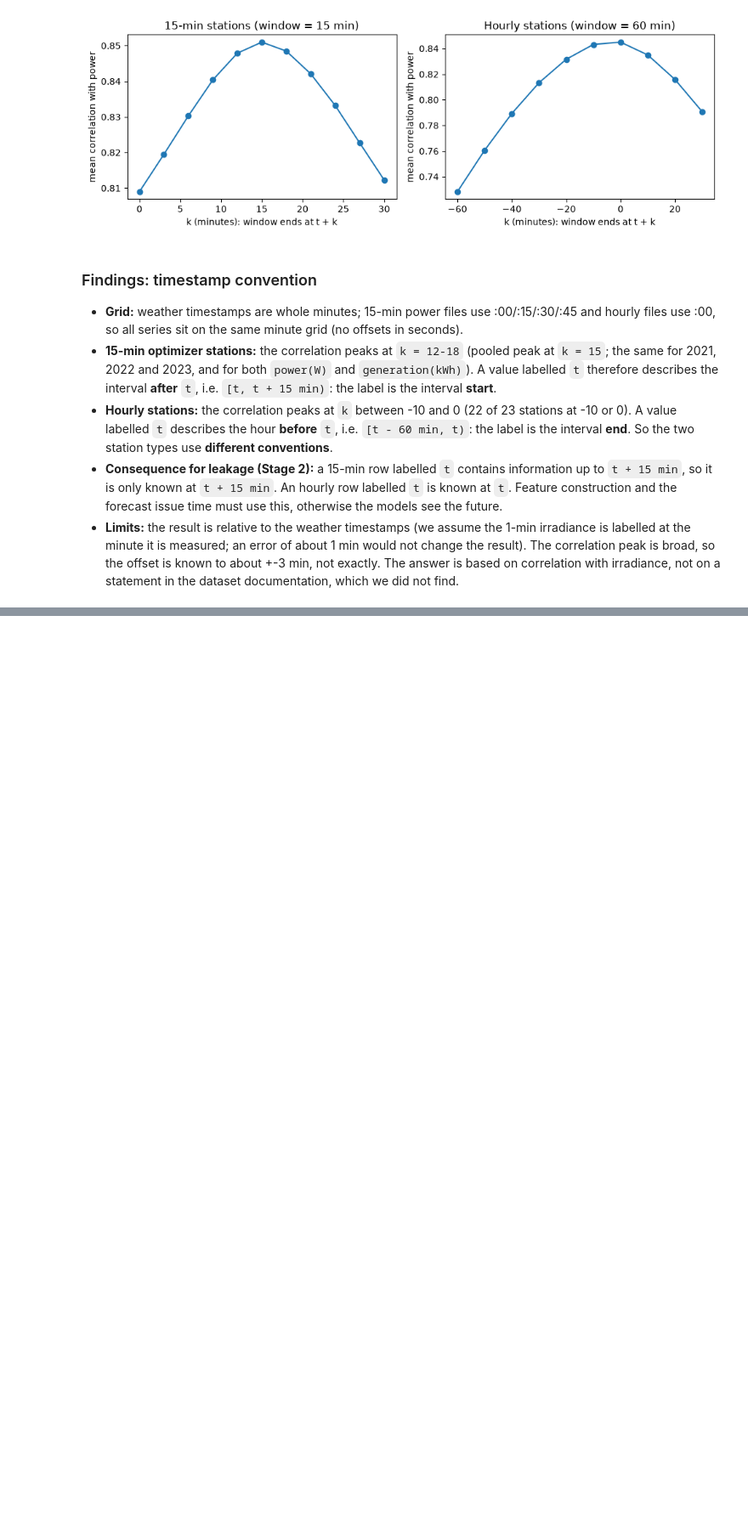
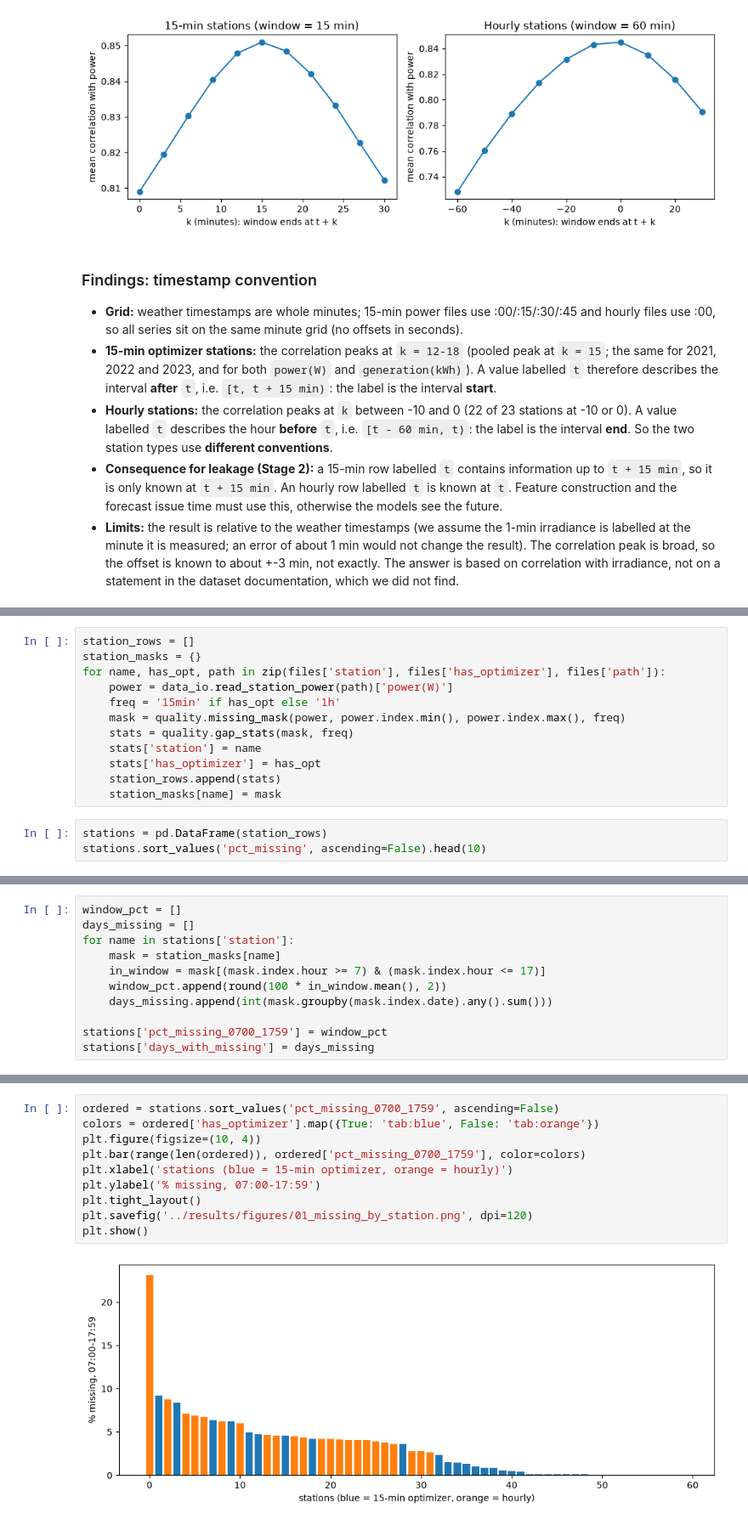
Before and after one commit to hanzla-mansuri/DA487-Capstone-Project-Phase-I, a Jupyter notebook: notebooks/01_eda.ipynb, the cells around one changed output, grey strips where cells are left out. Shown at 85% size. Cells and saved outputs as stored; diff of their text form; blank space fills up the shorter version.

Commit message:
feat: profile missing data and gaps per station and weather variable (Stage 1)
Co-Authored-By: Claude Sonnet 5.5 <noreply@anthropic.com>

```diff
--- a/notebooks/01_eda.ipynb
+++ b/notebooks/01_eda.ipynb
@@ -363,0 +374,15 @@ plt.show()
+# %%
+station_rows = []
+station_masks = {}
+for name, has_opt, path in zip(files['station'], files['has_optimizer'], files['path']):
+    power = data_io.read_station_power(path)['power(W)']
+    freq = '15min' if has_opt else '1h'
+    mask = quality.missing_mask(power, power.index.min(), power.index.max(), freq)
+    stats = quality.gap_stats(mask, freq)
+    stats['station'] = name
+    stats['has_optimizer'] = has_opt
+    station_rows.append(stats)
+    station_masks[name] = mask
+# %%
+stations = pd.DataFrame(station_rows)
+stations.sort_values('pct_missing', ascending=False).head(10)
@@ -363,0 +433,11 @@ plt.show()
+# %%
+window_pct = []
+days_missing = []
+for name in stations['station']:
+    mask = station_masks[name]
+    in_window = mask[(mask.index.hour >= 7) & (mask.index.hour <= 17)]
+    window_pct.append(round(100 * in_window.mean(), 2))
+    days_missing.append(int(mask.groupby(mask.index.date).any().sum()))
+
+stations['pct_missing_0700_1759'] = window_pct
+stations['days_with_missing'] = days_missing
@@ -363,0 +543,12 @@ plt.show()
+# %%
+ordered = stations.sort_values('pct_missing_0700_1759', ascending=False)
+colors = ordered['has_optimizer'].map({True: 'tab:blue', False: 'tab:orange'})
+plt.figure(figsize=(10, 4))
+plt.bar(range(len(ordered)), ordered['pct_missing_0700_1759'], color=colors)
+plt.xlabel('stations (blue = 15-min optimizer, orange = hourly)')
+plt.ylabel('% missing, 07:00-17:59')
+plt.tight_layout()
+plt.savefig('../results/figures/01_missing_by_station.png', dpi=120)
+plt.show()
+# %% [output]
+[figure, added]
```
Also changed, not shown: parts of 22 cells of this notebook, 5 other files.
